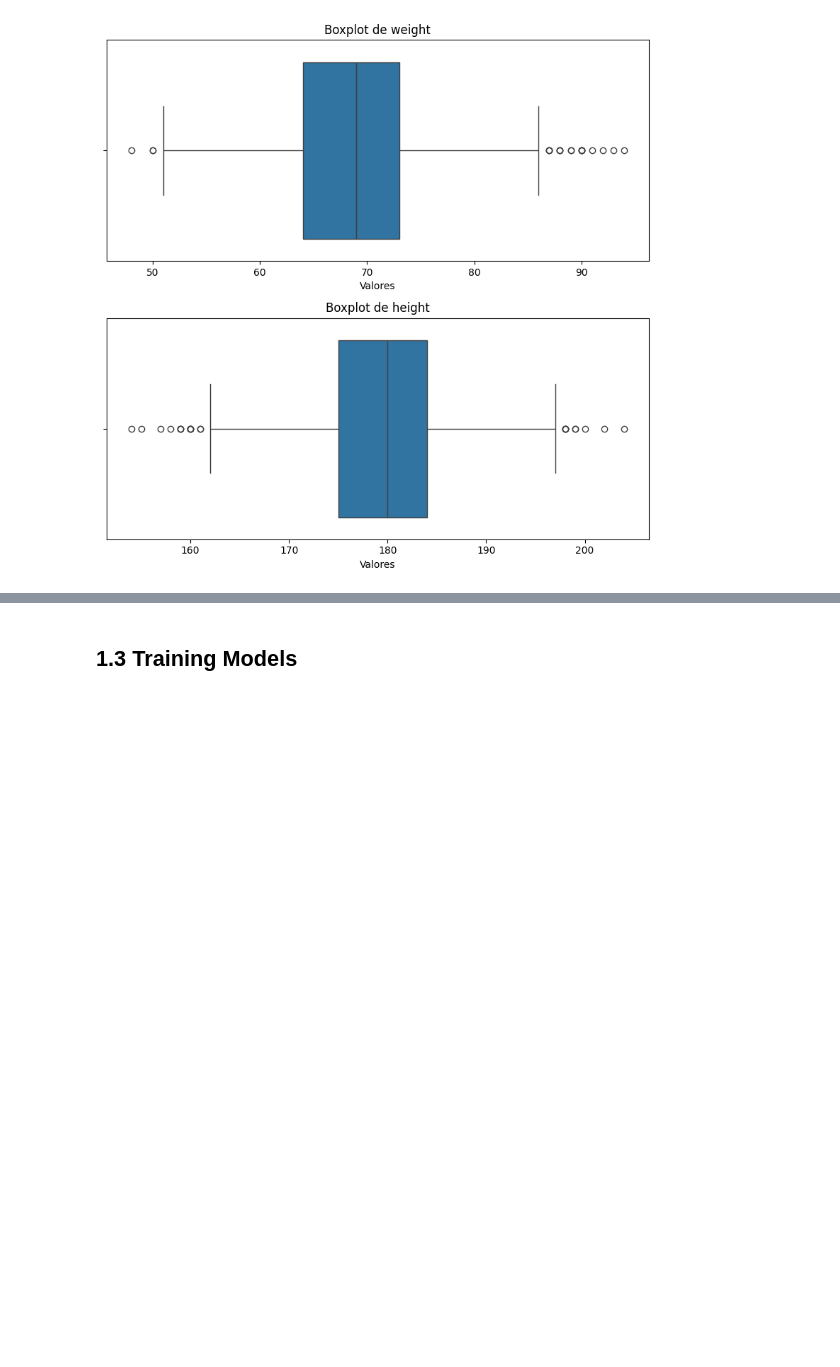
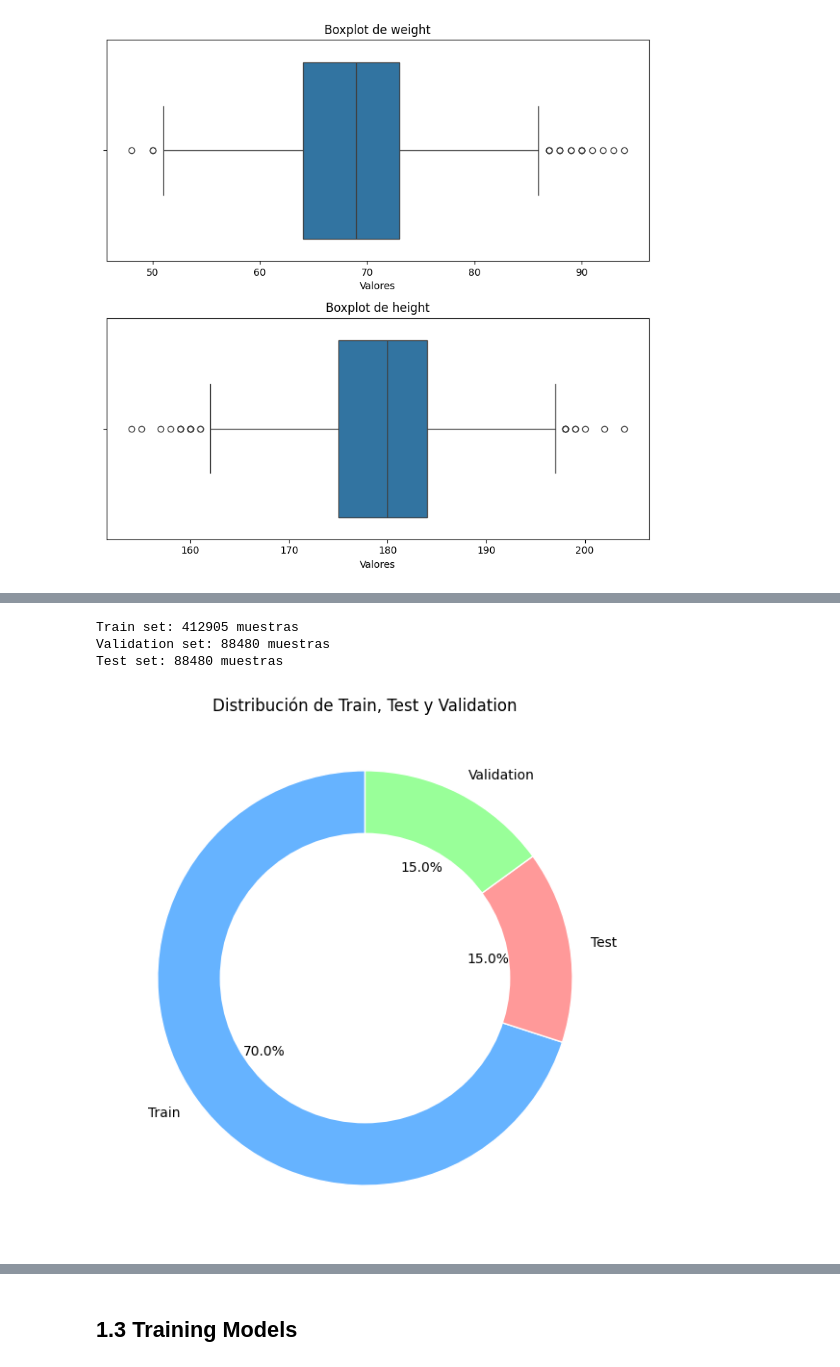
Before and after one commit to mariaviv27/Machine-Learning-Avanzado, a Jupyter notebook: machinelearning.ipynb, the cells around one changed output, grey strips where cells are left out. Saved outputs shown, nothing was run; the diff lists cells and outputs as text; code cells hidden in the pictures; blank space fills up the shorter version.

```diff
--- a/machinelearning.ipynb
+++ b/machinelearning.ipynb
@@ -416,0 +432,9 @@ msno.matrix(merged_df)
+# %%
+from sklearn.preprocessing import LabelEncoder
+
+label_encoder = LabelEncoder()
+
+# Encodear 'position_category'
+merged_data['position_category'] = label_encoder.fit_transform(merged_data['position_category'])
+
+merged_data.head()
@@ -416,0 +448,38 @@ msno.matrix(merged_df)
+# %%
+# Primero, dividimos el dataset en Train (70%)
+train_data, temp_data = train_test_split(merged_data, test_size=0.30, random_state=42)
+
+# Luego en Validation (15%) y Test (15%)
+val_data, test_data = train_test_split(temp_data, test_size=0.50, random_state=42)
+
+# Verificamos los tamaños de los conjuntos
+print(f"Train set: {len(train_data)} muestras")
+print(f"Validation set: {len(val_data)} muestras")
+print(f"Test set: {len(test_data)} muestras")
+# %% [output]
+Train set: 412905 muestras
+Validation set: 88480 muestras
+Test set: 88480 muestras
+# %%
+test_percentage = (test_data.shape[0] / merged_data.shape[0]) * 100
+val_percentage = (val_data.shape[0] / merged_data.shape[0]) * 100
+train_percentage = (train_data.shape[0] / merged_data.shape[0]) * 100
+
+# Verificamos los tamaños de los conjuntos
+labels = ['Train', 'Test', 'Validation']
+sizes = [train_percentage, test_percentage, val_percentage]
+colors = ['#66b3ff', '#ff9999', '#99ff99']  # Colores para cada segmento
+
+# Crear la figura y el gráfico de dona
+fig, ax = plt.subplots(figsize=(7, 7))
+ax.pie(sizes, labels=labels, autopct='%1.1f%%', colors=colors, startangle=90, wedgeprops={'edgecolor': 'white'})
+
+# Agregar un círculo en el centro para convertirlo en donut
+centre_circle = plt.Circle((0, 0), 0.70, fc='white')
+fig.gca().add_artist(centre_circle)
+
+# Título
+plt.title("Distribución de Train, Test y Validation")
+plt.show()
+# %% [output]
+[figure, added]
```
Also changed, not shown: parts of 13 cells of this notebook.
